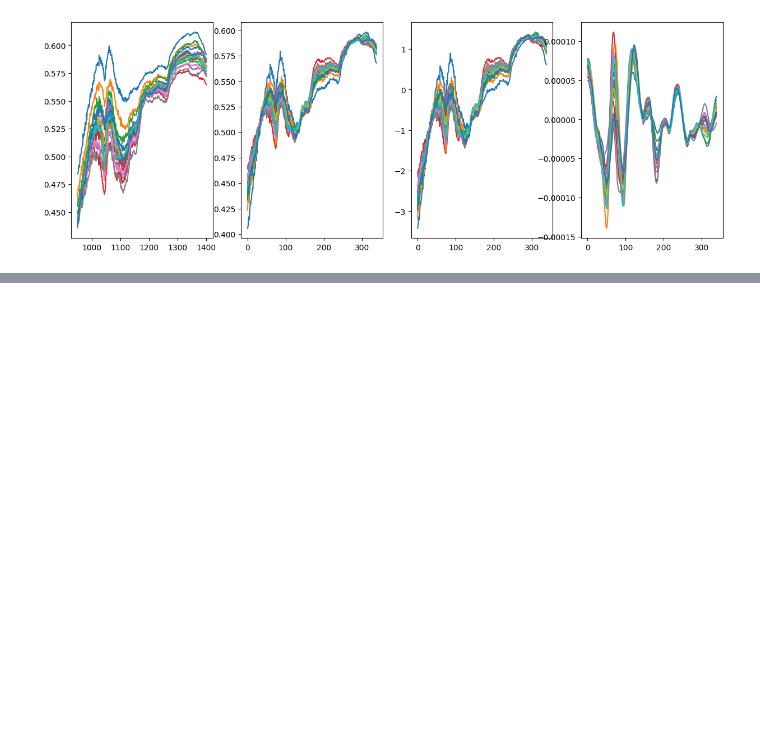
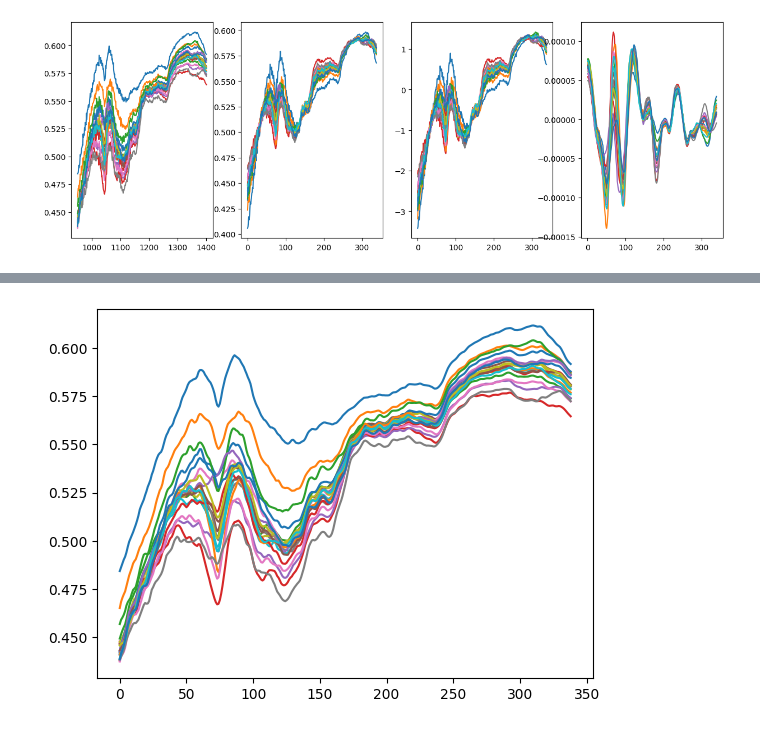
Before and after one commit to paucablop/chemotools, a Jupyter notebook: test.ipynb, the cells around one changed output, grey strips where cells are left out. Cells and saved outputs as stored; diff of their text form; code cells hidden in the pictures; blank space fills up the shorter version.

```diff
--- a/test.ipynb
+++ b/test.ipynb
@@ -26,0 +145,7 @@ plt.show()
+# %%
+spectrum = np.array(spectra)
+#spectrum_smooth_mine = whittaker_smooth(spectrum, 1e2)
+#spectrum_smooth_theirs = WhittakerSmooth1(spectrum, np.ones_like(spectrum), 1e2)
+
+ws = WhittakerSmooth(lam=1, differences=1)
+spectrum_smooth_mine_2 = ws.fit_transform(spectrum)
@@ -26,0 +162,7 @@ plt.show()
+# %%
+#plt.plot(spectrum)
+#plt.plot(spectrum_smooth_mine)
+#plt.plot(spectrum_smooth_theirs)
+plt.plot(spectrum_smooth_mine_2.T);
+# %% [output]
+[figure, added]
```
Also changed, not shown: parts of 8 cells of this notebook, 8 other files.
